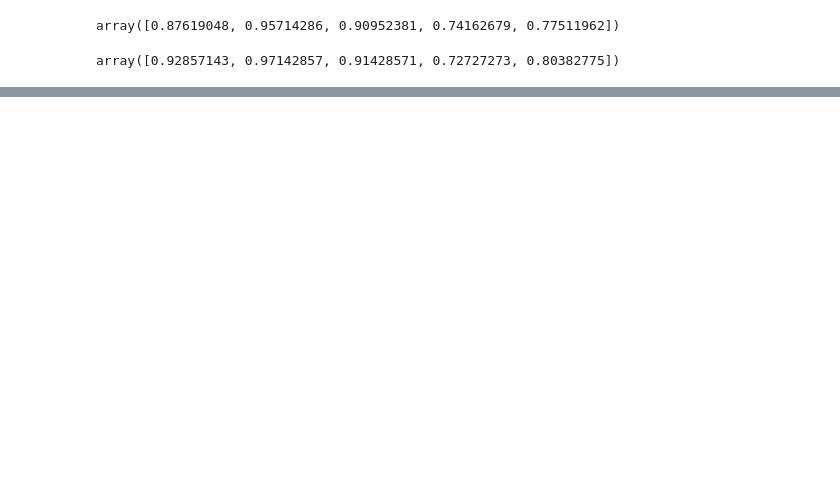
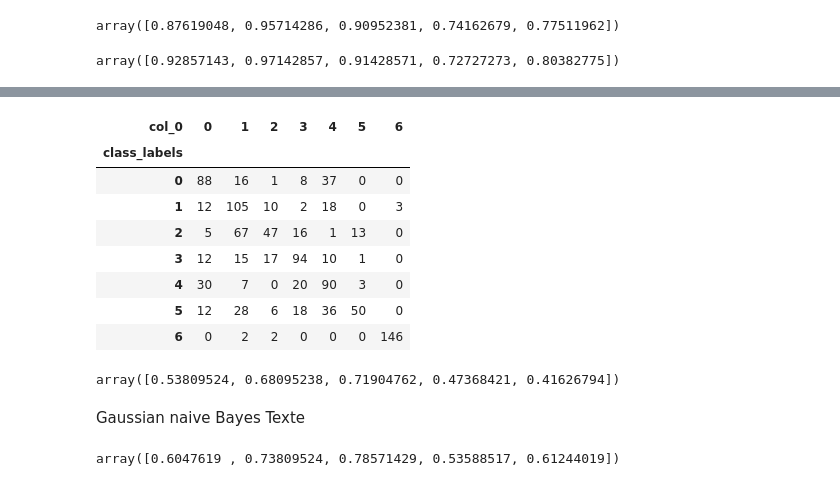
Before and after one commit to JeongJeong-code/P6_market_place, a Jupyter notebook: text_image_classification.ipynb, the cells around one changed output, grey strips where cells are left out. Cells and saved outputs as stored; diff of their text form; code cells hidden in the pictures; blank space fills up the shorter version.

```diff
--- a/text_image_classification.ipynb
+++ b/text_image_classification.ipynb
@@ -527,0 +587,24 @@ ValueError: ignored
+# %%
+pd.crosstab(index=y_train, columns=gb_class)
+# %% [output]
+| col_0 | 0 | 1 | 2 | 3 | 4 | 5 | 6 |
+| class_labels |  |  |  |  |  |  |  |
+| 0 | 88 | 16 | 1 | 8 | 37 | 0 | 0 |
+| 1 | 12 | 105 | 10 | 2 | 18 | 0 | 3 |
+| 2 | 5 | 67 | 47 | 16 | 1 | 13 | 0 |
+| 3 | 12 | 15 | 17 | 94 | 10 | 1 | 0 |
+| 4 | 30 | 7 | 0 | 20 | 90 | 3 | 0 |
+| 5 | 12 | 28 | 6 | 18 | 36 | 50 | 0 |
+| 6 | 0 | 2 | 2 | 0 | 0 | 0 | 146 |
+# %%
+gb  = GaussianNB()
+cross_val_score(gb, X_tsne,y_train, cv=5, scoring='accuracy')
+# %% [output]
+array([0.53809524, 0.68095238, 0.71904762, 0.47368421, 0.41626794])
+# %% [markdown]
+Gaussian naive Bayes Texte
+# %%
+gb  = GaussianNB()
+cross_val_score(gb, X_tsne_words,y_train, cv=5, scoring='accuracy')
+# %% [output]
+array([0.6047619 , 0.73809524, 0.78571429, 0.53588517, 0.61244019])
```
Also changed, not shown: parts of 54 cells of this notebook.
